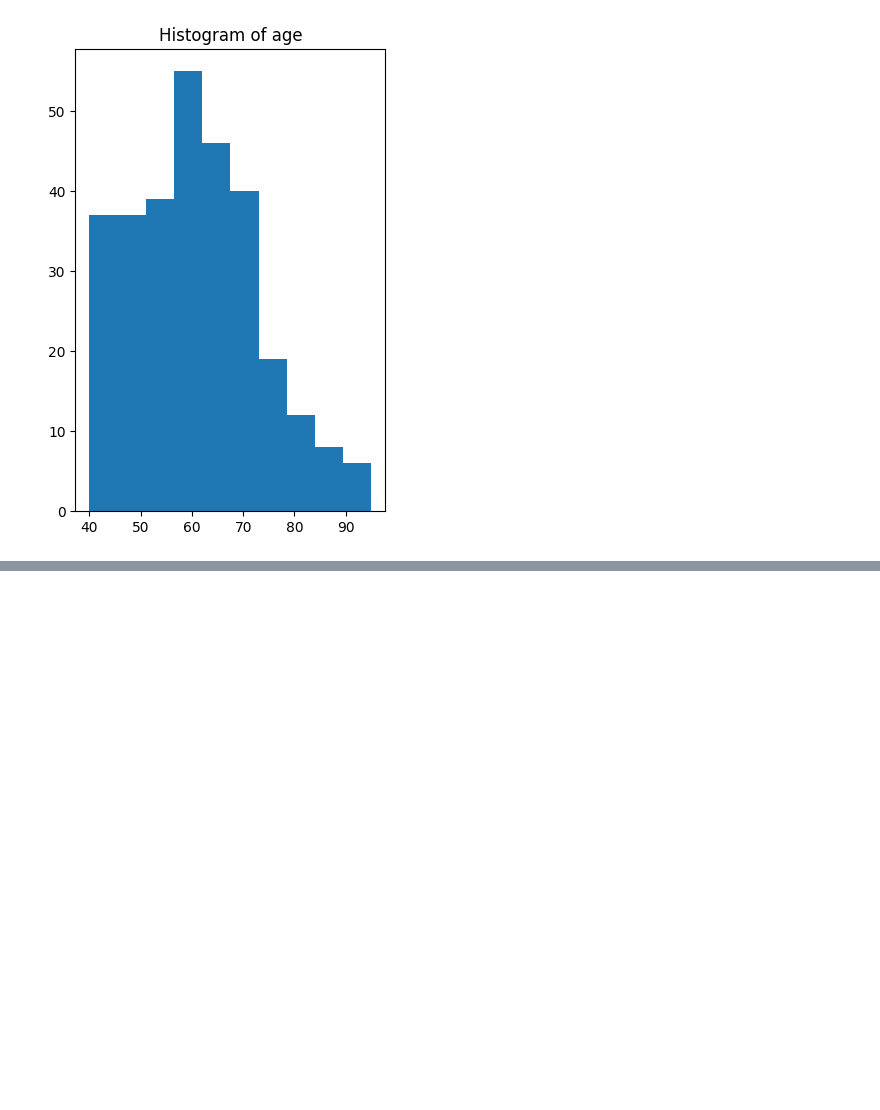
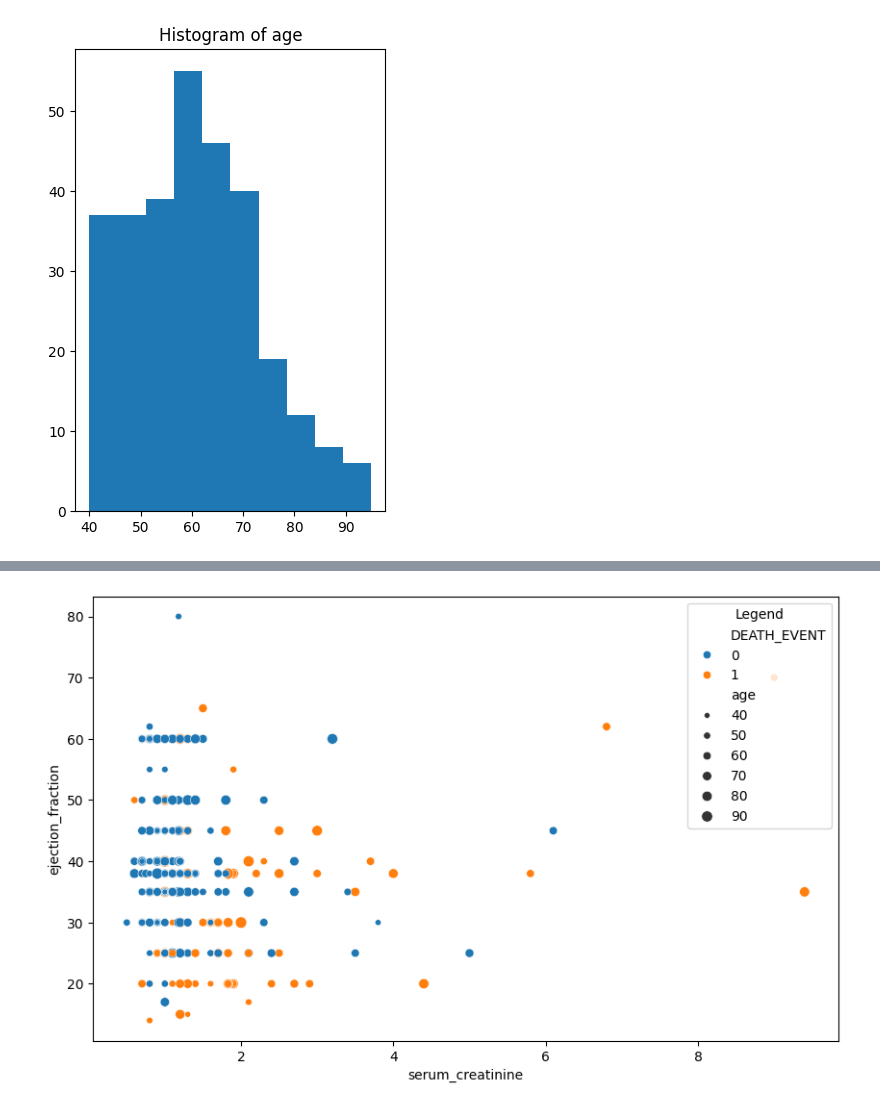
Before and after one commit to james-cranley/Python30, a Jupyter notebook: exercises/plotting.ipynb, the cells around one changed output, grey strips where cells are left out. Cells and saved outputs as stored; diff of their text form; code cells hidden in the pictures; blank space fills up the shorter version.

```diff
--- a/exercises/plotting.ipynb
+++ b/exercises/plotting.ipynb
@@ -114,0 +106,10 @@ plt.show()
+# %%
+plt.figure(figsize=(10,6))
+sns.scatterplot(x=hf_prediction_data['serum_creatinine'],
+                          y=hf_prediction_data['ejection_fraction'],
+                          hue=hf_prediction_data['DEATH_EVENT'],
+                          size=hf_prediction_data['age'])
+plt.legend(loc='upper right', title="Legend")
+plt.show()
+# %% [output]
+[figure, added]
```
Also changed, not shown: parts of 3 cells of this notebook.
